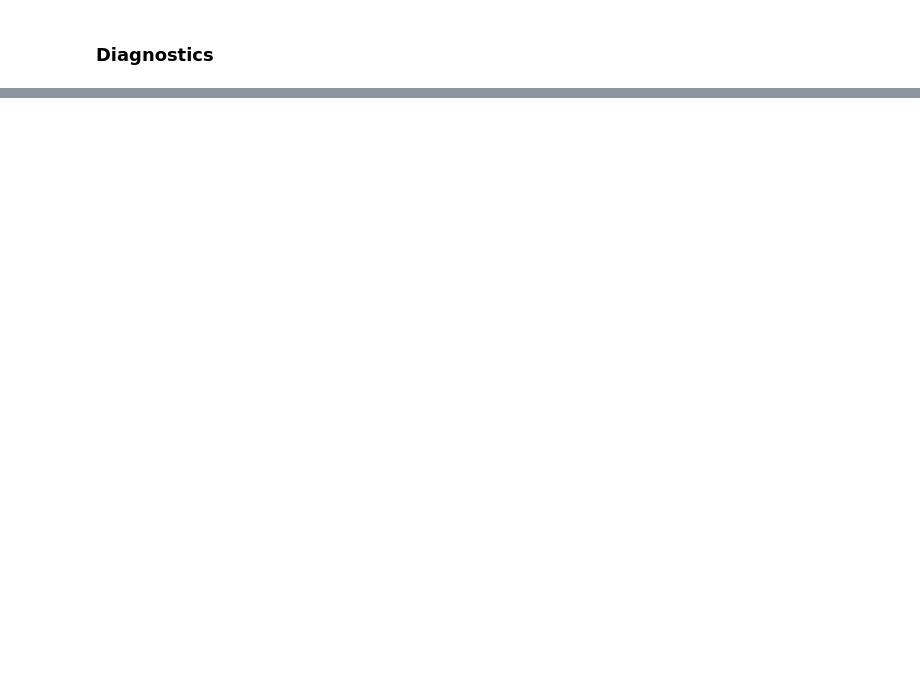
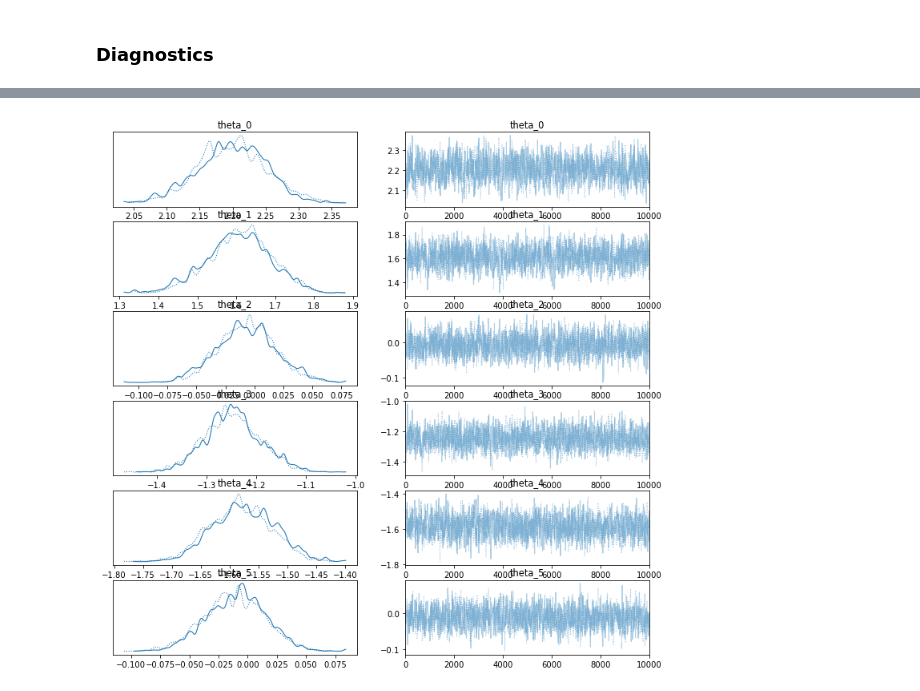
Before and after one commit to mikkelbue/tinyDA, a Jupyter notebook: examples/Delayed Acceptance.ipynb, the cells around one changed output, grey strips where cells are left out. Saved outputs shown, nothing was run; the diff lists cells and outputs as text; code cells hidden in the pictures; blank space fills up the shorter version.

```diff
--- a/examples/Delayed Acceptance.ipynb
+++ b/examples/Delayed Acceptance.ipynb
@@ -152,6 +155,8 @@ my_loglike_coarse = tda.LogLike(data_coarse, cov_likelihood_coarse)
 # set up the link factories
 my_link_factory_coarse = tda.BlackBoxLinkFactory(my_coarse_model, my_prior, my_loglike_coarse, True)
 my_link_factory_fine = tda.BlackBoxLinkFactory(my_fine_model, my_prior, my_loglike_fine, True)
+
+my_link_factories = [my_link_factory_coarse, my_link_factory_fine]
 # %%
 # get the maximum a posteriori point.
 MAP = tda.get_MAP(my_link_factory_fine)
@@ -181,3 +186,3 @@ my_proposal = tda.AdaptiveMetropolis(C0=am_cov, t0=am_t0, sd=am_sd, epsilon=am_e
 # %%
 # initialise the chain
-my_chain = tda.DAChain(my_link_factory_coarse, my_link_factory_fine, my_proposal, subsampling_rate=5, initial_parameters=MAP)
+my_chain = tda.sample(my_link_factories, my_proposal, iterations=12000, n_chains=2, initial_parameters=MAP, subsampling_rate=5)
@@ -208,0 +194,2 @@ tda.plot_parameter_matrix(np.exp(parameters_fine), indices=list(range(6)))
+# %%
+idata = tda.to_inference_data(my_chain, level='fine', burnin=2000)
@@ -208,0 +208,5 @@ tda.plot_parameter_matrix(np.exp(parameters_fine), indices=list(range(6)))
+# %%
+az.plot_trace(idata)
+plt.show()
+# %% [output]
+[figure, added]
```
Also changed, not shown: parts of 13 cells of this notebook, 7 other files.
